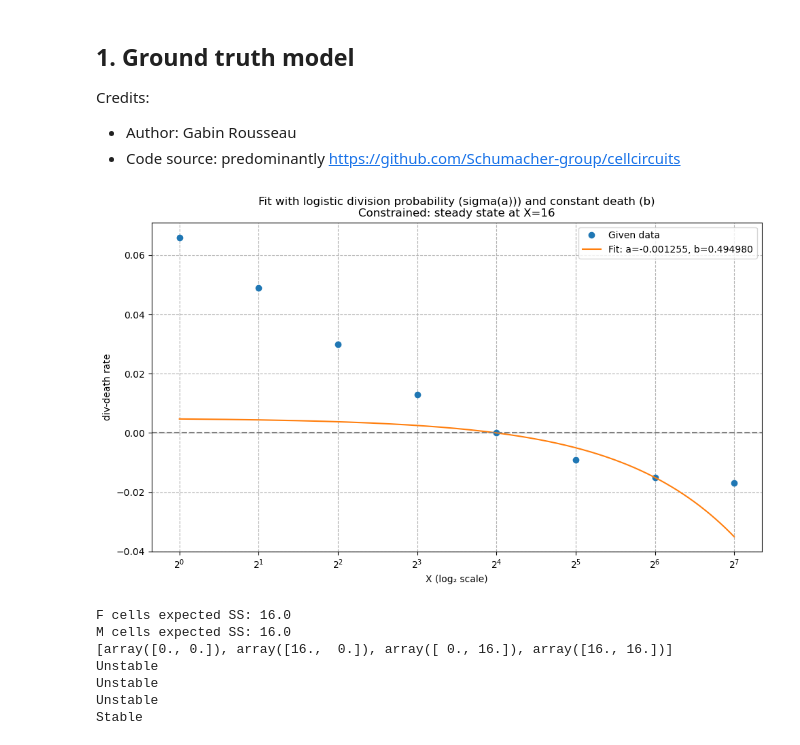
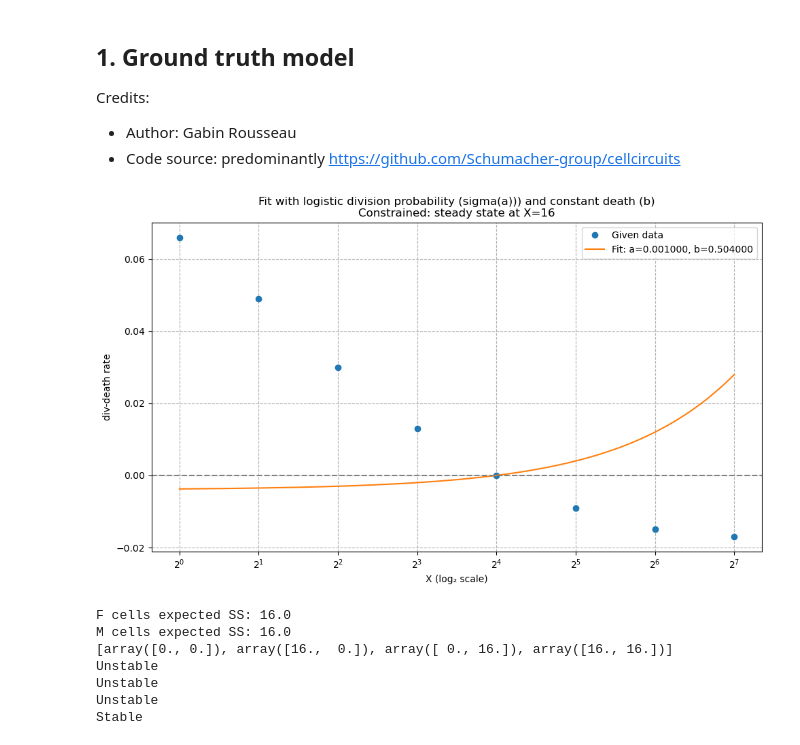
Before and after one commit to B179675-2024/OSDR_TNBC, a Jupyter notebook: notebooks/validation_simulations.ipynb, the cells around one changed output. Drawn from its saved outputs; the diff is of its cells as text; code cells hidden in the pictures.

```diff
--- a/notebooks/validation_simulations.ipynb
+++ b/notebooks/validation_simulations.ipynb
@@ -16,7 +16,7 @@ inner_data = np.array([0.066, 0.049, 0.030, 0.013, 0.00, -0.009, -0.015, -0.017]
 
 # Define the new model with a logistic function
 def logistic_decay_model(X, a, b):
-    return  1/(1+np.exp(-(a*X))) - b #a - b*np.log2(X) #2**-a*X - b #(a*1*(1-X/K) - b*X) #(1 / (1 + np.exp(-a * X)) - b*np.log2(X))
+    return  1/(1+np.exp(-(0+a*X))) - b #a - b*np.log2(X) #2**-a*X - b #(a*1*(1-X/K) - b*X) #(1 / (1 + np.exp(-a * X)) - b*np.log2(X))
 
 # Define residuals for least squares fitting
 def residuals(params, X, y):
@@ -26,36 +26,36 @@ def residuals(params, X, y):
 # Constraint: steady state at X=16
 def constraint(params):
     a, b = params
-    return 1/(1+np.exp(-(a*16))) - b #a - b*np.log2(16) #2**(-a*16) - b #(a*1*(1-16/K) - b*16) #1 / (1 + np.exp(-a * 16)) - b*np.log2(16)
+    return 1/(1+np.exp(-(0+a*16))) - b #a - b*np.log2(16) #2**(-a*16) - b #(a*1*(1-16/K) - b*16) #1 / (1 + np.exp(-a * 16)) - b*np.log2(16)
 
 # Initial guess and bounds
 initial_guess = [0.02, 0.08]
 cons = {'type': 'eq', 'fun': constraint}
-bounds = [(-100, 100), (-100, 100)]
+bounds = [(0.001, 100), (-100, 100)]
 
 # Fit model
 result = minimize(residuals, initial_guess, args=(X_data, inner_data), constraints=cons, bounds=bounds)
 a_fit_logistic, b_fit_logistic = result.x
 
 # Generate fitted curve
 X_fit_range = np.linspace(min(X_data), max(X_data), 500)
 y_fit_logistic = logistic_decay_model(X_fit_range, a_fit_logistic, b_fit_logistic)
 
 # Plot results
 plt.figure(figsize=(10, 6))
 plt.plot(X_data, inner_data, 'o', label='Given data')
 plt.plot(X_fit_range, y_fit_logistic, '-', label=f'Fit: a={a_fit_logistic:.6f}, b={b_fit_logistic:.6f}')
 plt.axhline(0, color='gray', linestyle='--')
 plt.xscale('log', base=2)
 plt.xlabel('X (log₂ scale)')
 plt.ylabel('div-death rate')
 plt.title('Fit with logistic division probability (sigma(a))) and constant death (b)\nConstrained: steady state at X=16')
 plt.grid(True, which='both', linestyle='--')
 plt.legend()
 plt.tight_layout()
 plt.show()
 # %% [output]
-[figure, old version]
+[figure, new version]
 # %%
 # constrained variant to ensure the steady state at X=16 (where a=16b)
 
```
Also changed, not shown: parts of 7 cells of this notebook, 1 other file.
